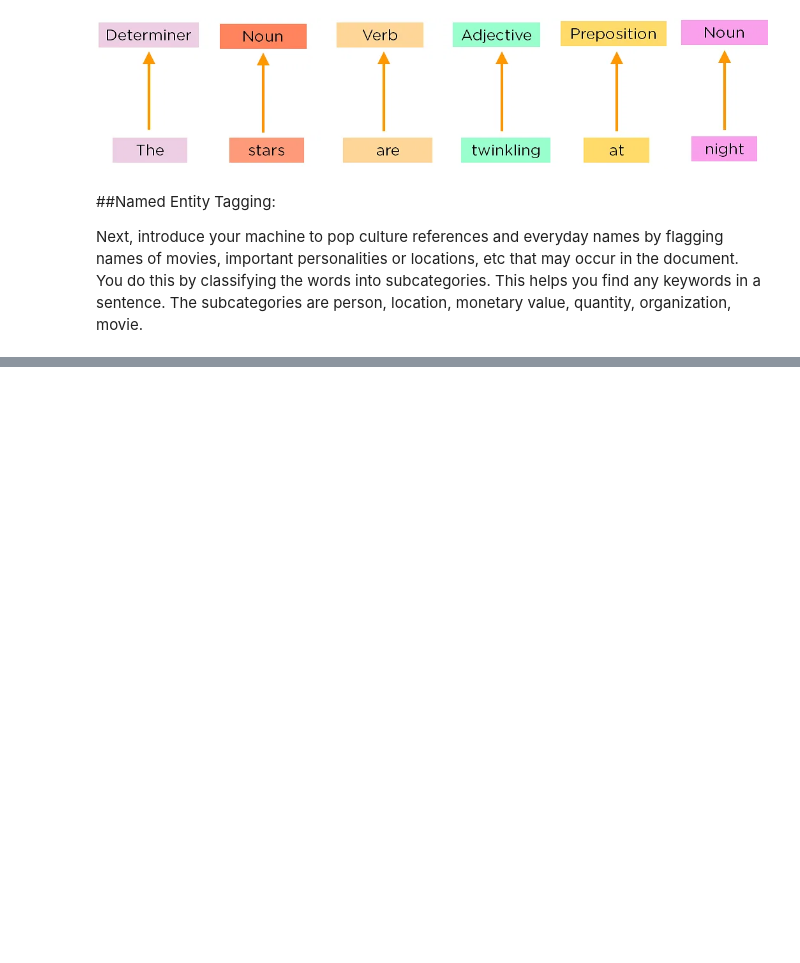
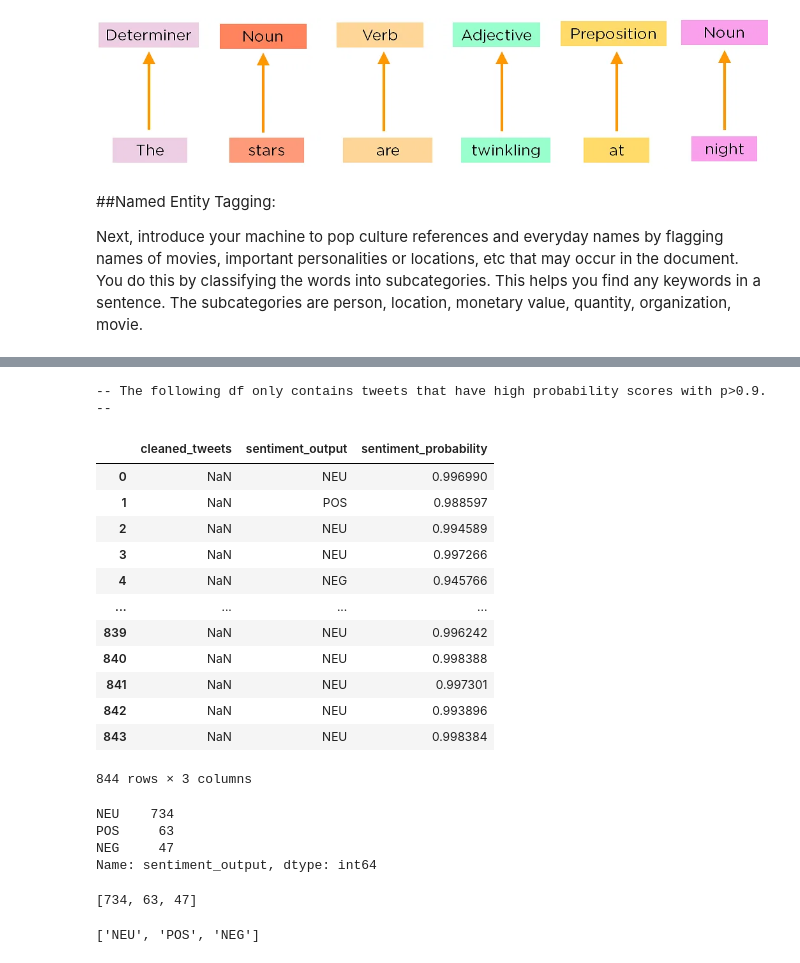
Before and after one commit to mohdraavi/LSTM, a Jupyter notebook: NLP_Session_1.ipynb, the cells around one changed output, grey strips where cells are left out. Drawn from its saved outputs; the diff is of its cells as text; code cells hidden in the pictures; blank space fills up the shorter version.

```diff
--- a/NLP_Session_1.ipynb
+++ b/NLP_Session_1.ipynb
@@ -147,0 +481,27 @@ Next, introduce your machine to pop culture references and everyday names by fla
+# %%
+# Removing tweets that have low probability scores
+df_high_prob = sentiment_beto_df[sentiment_beto_df['sentiment_probability']>0.9].reset_index(drop=True )
+print('-- The following df only contains tweets that have high probability scores with p>0.9. --')
+display(df_high_prob)
+# %% [output]
+-- The following df only contains tweets that have high probability scores with p>0.9. --
+|  | cleaned_tweets | sentiment_output | sentiment_probability |
+| 0 | NaN | NEU | 0.996990 |
+| 1 | NaN | POS | 0.988597 |
+| 2 | NaN | NEU | 0.994589 |
+| 3 | NaN | NEU | 0.997266 |
+| 4 | NaN | NEG | 0.945766 |
+| ... | ... | ... | ... |
+| 839 | NaN | NEU | 0.996242 |
+| 840 | NaN | NEU | 0.998388 |
+| 841 | NaN | NEU | 0.997301 |
+| 842 | NaN | NEU | 0.993896 |
+| 843 | NaN | NEU | 0.998384 |
+844 rows × 3 columns
+# %%
+df_high_prob['sentiment_output'].value_counts()
+# %% [output]
+NEU    734
+POS     63
+NEG     47
+Name: sentiment_output, dtype: int64
@@ -147,0 +513,4 @@ Next, introduce your machine to pop culture references and everyday names by fla
+# %%
+counts_list
+# %% [output]
+[734, 63, 47]
@@ -147,0 +519,4 @@ Next, introduce your machine to pop culture references and everyday names by fla
+# %%
+list(sentiment_labels)
+# %% [output]
+['NEU', 'POS', 'NEG']
```
Also changed, not shown: parts of 70 cells of this notebook.
